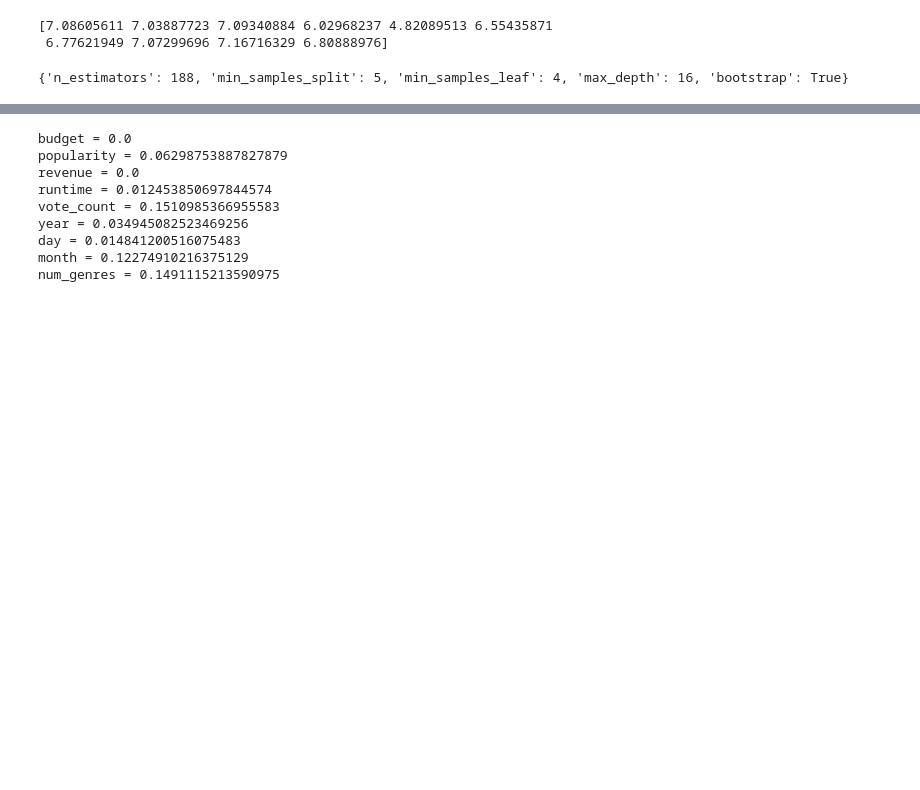
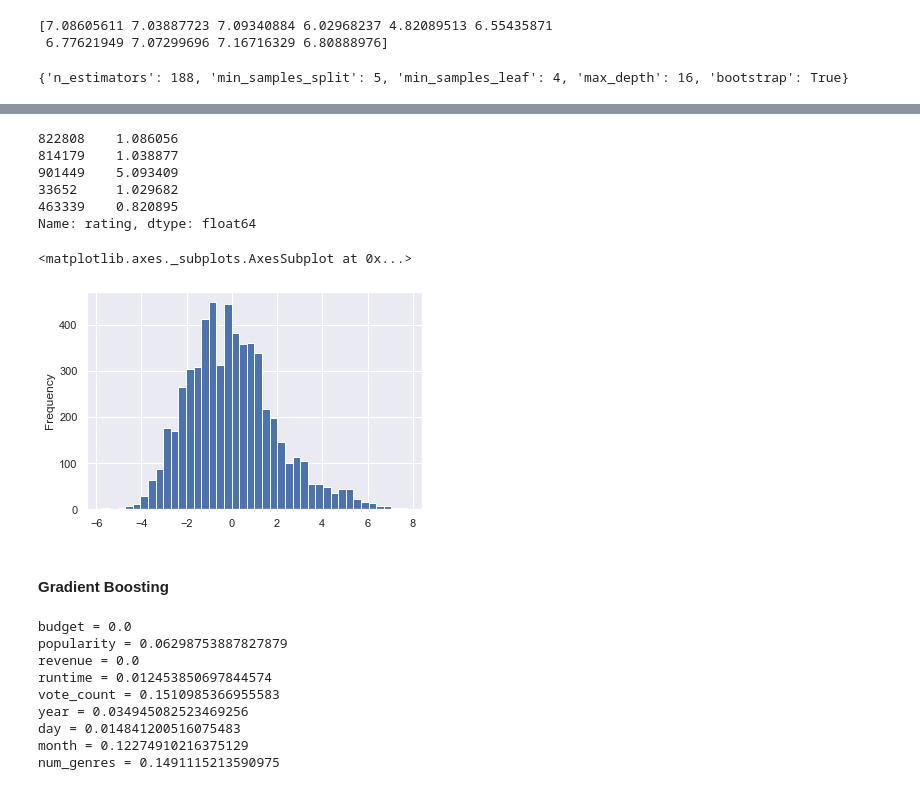
Before and after one commit to sathwikkes/Movie-Recommender-System, a Jupyter notebook: moviedataproject.ipynb, the cells around one changed output, grey strips where cells are left out. Cells and saved outputs as stored; diff of their text form; code cells hidden in the pictures; blank space fills up the shorter version.

```diff
--- a/moviedataproject.ipynb
+++ b/moviedataproject.ipynb
@@ -1713,3 +1835,21 @@ r2_score(y_test, ypred_rf, multioutput='variance_weighted')
+# %%
+error = ypred_rf - y_test
+# %%
+error.head()
+# %% [output]
+822808    1.086056
+814179    1.038877
+901449    5.093409
+33652     1.029682
+463339    0.820895
+Name: rating, dtype: float64
+# %%
+error.plot(kind='hist',bins=40)
+# %% [output]
+<matplotlib.axes._subplots.AxesSubplot at 0x...>
+[figure, added]
+# %% [markdown]
+#### Gradient Boosting
 # %%
 from sklearn.ensemble import GradientBoostingRegressor
 gbr = GradientBoostingRegressor(random_state=241)
```
Also changed, not shown: parts of 59 cells of this notebook.
